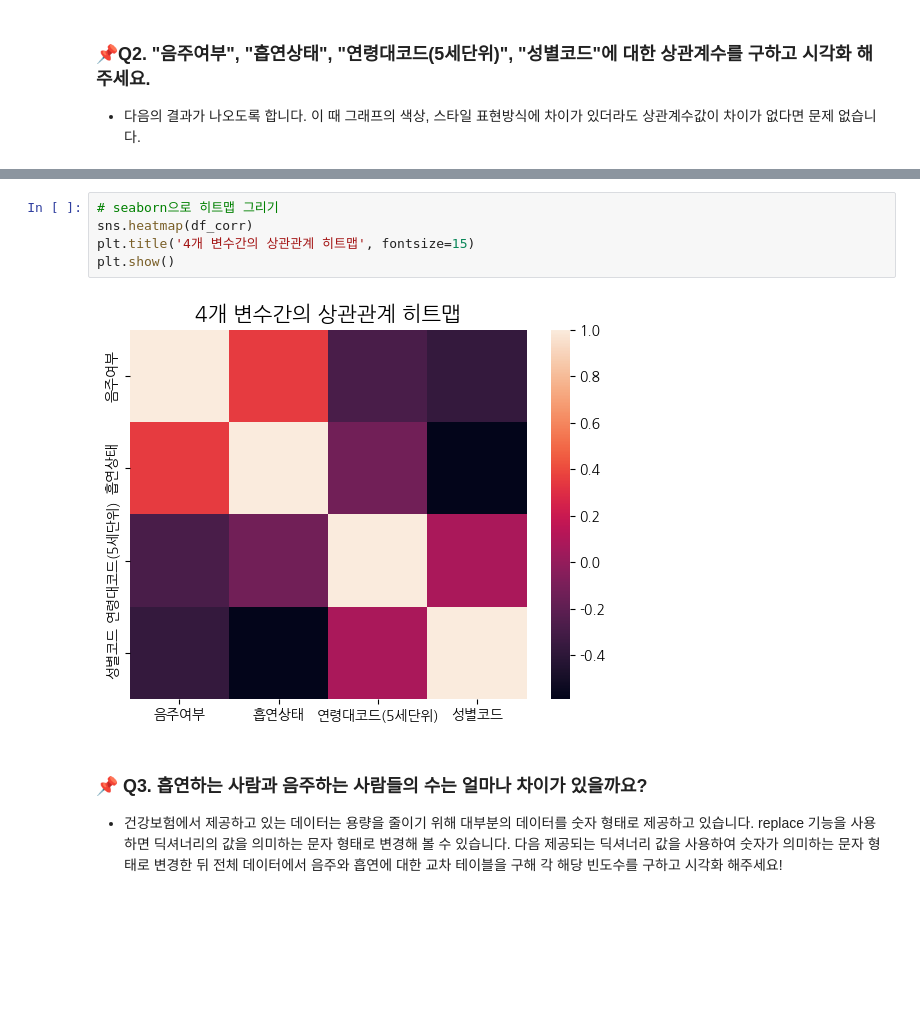
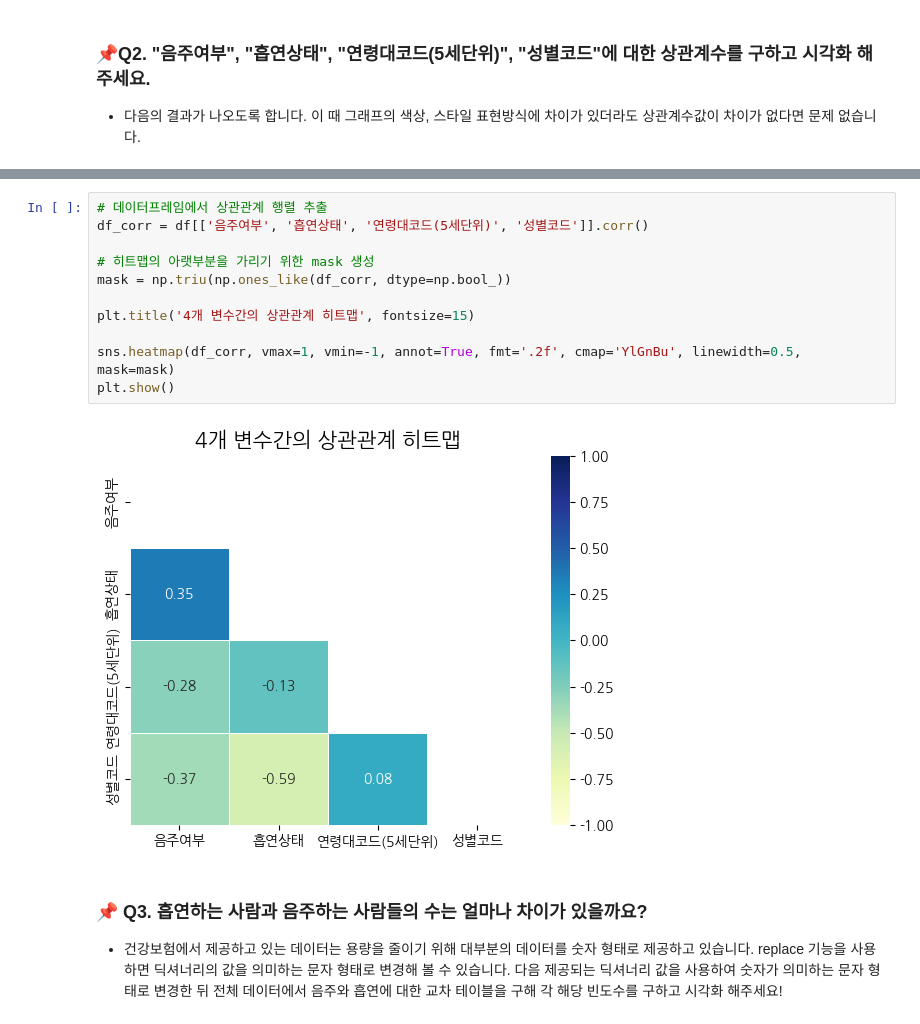
Before and after one commit to Minsoo0405/pythonbasic, a Jupyter notebook: coaching_study/3week_mission.ipynb, the cells around one changed output, grey strips where cells are left out. Drawn from its saved outputs; the diff is of its cells as text; blank space fills up the shorter version.

```diff
--- a/coaching_study/3week_mission.ipynb
+++ b/coaching_study/3week_mission.ipynb
@@ -116,10 +85,16 @@ TypeError: '<' not supported between instances of 'numpy.ndarray' and 'str'
-# %%
-# seaborn으로 히트맵 그리기
-sns.heatmap(df_corr)
-plt.title('4개 변수간의 상관관계 히트맵', fontsize=15)
-plt.show()
-# %% [output]
-[figure, removed]
+# %%
+# 데이터프레임에서 상관관계 행렬 추출
+df_corr = df[['음주여부', '흡연상태', '연령대코드(5세단위)', '성별코드']].corr()
+
+# 히트맵의 아랫부분을 가리기 위한 mask 생성
+mask = np.triu(np.ones_like(df_corr, dtype=np.bool_))
+
+plt.title('4개 변수간의 상관관계 히트맵', fontsize=15)
+
+sns.heatmap(df_corr, vmax=1, vmin=-1, annot=True, fmt='.2f', cmap='YlGnBu', linewidth=0.5, mask=mask)
+plt.show()
+# %% [output]
+[figure, added]
 # %% [markdown]
 ### 📌 Q3. 흡연하는 사람과 음주하는 사람들의 수는 얼마나 차이가 있을까요?
 - 건강보험에서 제공하고 있는 데이터는 용량을 줄이기 위해 대부분의 데이터를 숫자 형태로 제공하고 있습니다. replace 기능을 사용하면 딕셔너리의 값을 의미하는 문자 형태로 변경해 볼 수 있습니다. 다음 제공되는 딕셔너리 값을 사용하여 숫자가 의미하는 문자 형태로 변경한 뒤 전체 데이터에서 음주와 흡연에 대한 교차 테이블을 구해 각 해당 빈도수를 구하고 시각화 해주세요!
```
Also changed, not shown: parts of 5 cells of this notebook, 1 other file.
